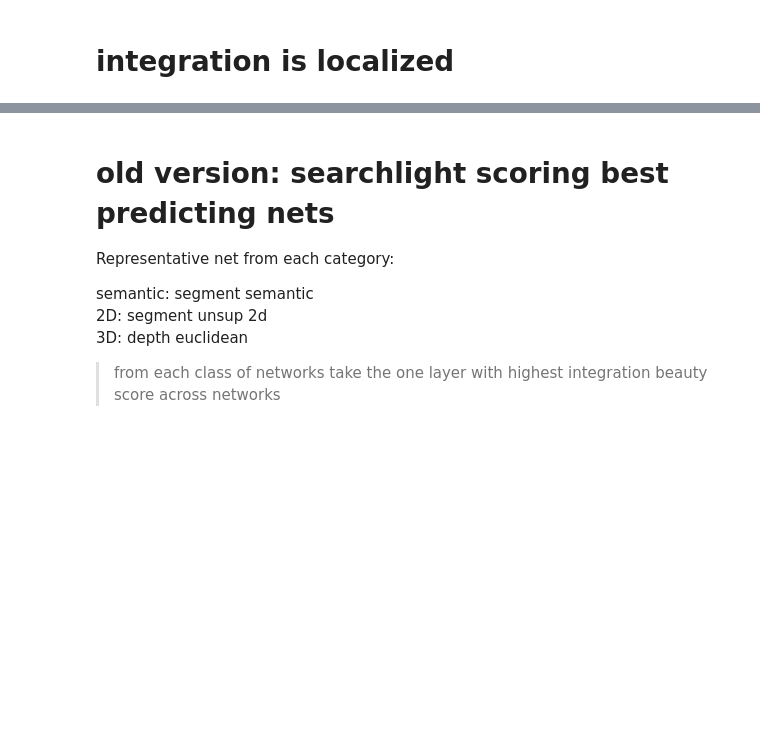
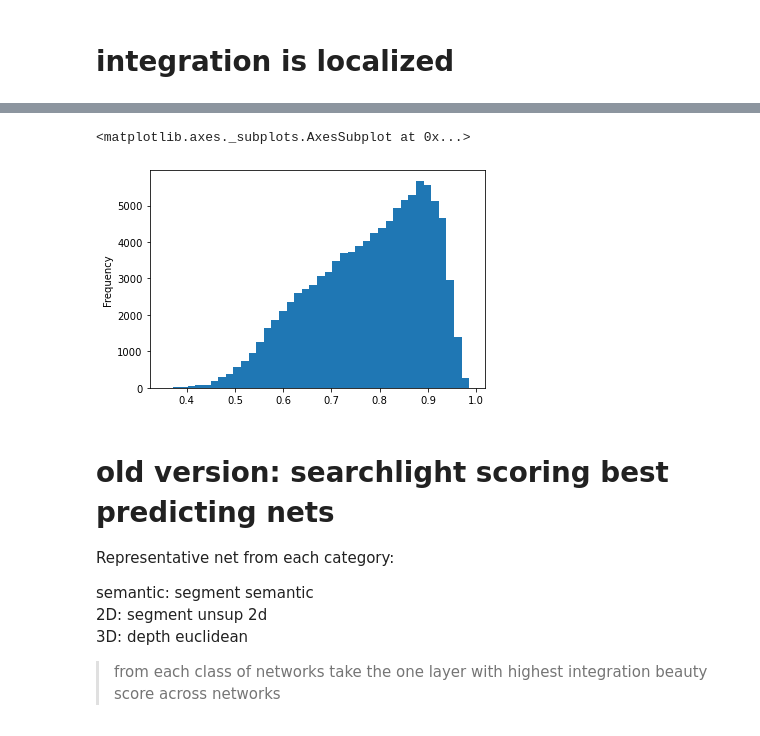
Before and after one commit to toniklenk/analysis-taskonomy, a Jupyter notebook: scripts/factor3 spatialintegration.ipynb, the cells around one changed output, grey strips where cells are left out. Saved outputs shown, nothing was run; the diff lists cells and outputs as text; code cells hidden in the pictures; blank space fills up the shorter version.

```diff
--- a/scripts/factor3 spatialintegration.ipynb
+++ b/scripts/factor3 spatialintegration.ipynb
@@ -58,6 +48,29 @@ _models = MODEL_NAMES
 _studies = STUDY_NAMES
 _datasets = DATASET_NAMES
 _scales = SCALE_NAMES
+# %%
+# select broadly predictive parameters
+# subselect models that have significant predictions across scales (except32)
+models_to_remove = set(
+    [
+        "edge_texture",
+        "fixated_pose",
+        "keypoints2d",
+        "segment_semantic",
+        "edge_occlusion",
+        "point_matching",
+        "jigsaw",
+        "inpainting",
+        "class_object",
+        "denoising",
+        "depth_euclidean",
+    ]
+)
+
+_models = list(set(MODEL_NAMES).difference(models_to_remove))
+_studies = STUDY_NAMES
+_datasets = DATASET_NAMES
+_scales = SCALE_NAMES[:4]
 # %% [markdown]
 Do for each studys:
 
@@ -368,0 +537,3 @@ predictor_rdm_3.to_hdf(
+# %%
+dfsubsets  = pd.read_hdf(os.path.join(PATH_SUBSETDATA, "scale4 study3 allnets.h5"))
+dfsubsets = dfsubsets.loc[_models]
@@ -368,0 +648,5 @@ predictor_rdm_3.to_hdf(
+# %%
+dfsubsets.loc[(_models[6], slice(None))].mean(axis=1).plot.hist(bins=40)
+# %% [output]
+<matplotlib.axes._subplots.AxesSubplot at 0x...>
+[figure, added]
```
Also changed, not shown: parts of 45 cells of this notebook, 3 other files.
